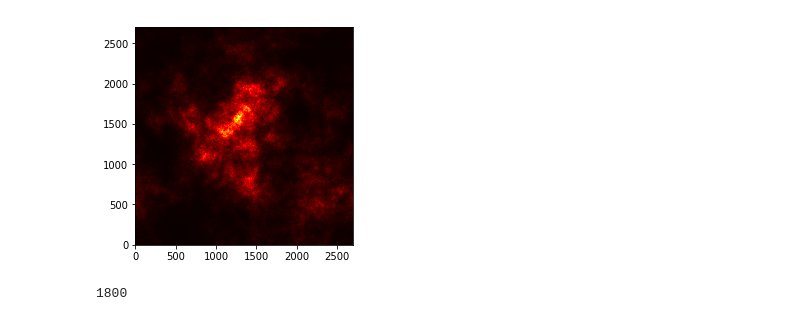
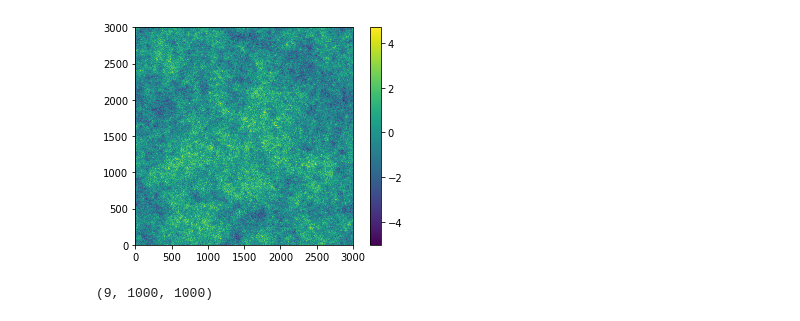
Before and after one commit to MBates92/Scripts, a Jupyter notebook: Roughage.ipynb, the cells around one changed output. Cells and saved outputs as stored; diff of their text form; code cells hidden in the pictures.

```diff
--- a/Roughage.ipynb
+++ b/Roughage.ipynb
@@ -7,5 +5,20 @@ X = SS.fBm(2700,E = 2, H=0.5, sigma = 1.0, Seed = 120)
+# %%
+H = np.linspace(0,1,9)
+sigma = np.array([1.0])
+# %%
+N = 3000
+Seed = 120
+E = 2
+# %%
+X=[]
+for h in H:
+    for s in sigma:
+        X.append(SS.fBm(N,E,h,s,Seed,exp=False))
+# %%
+X = np.asarray(X)
 # %%
-plt.imshow(X, cmap ='hot', origin = 'lower')
+plt.imshow(X[0,:,:], origin = 'lower')
+plt.colorbar()
 plt.show()
 # %% [output]
-[figure, old version]
+[figure, new version]
@@ -12,9 +29,8 @@ plt.show()
+# %%
+X_slice = X[:,lower:upper,lower:upper]
+N = np.shape(X_slice)
+print(N)
+# %% [output]
+(9, 1000, 1000)
 # %%
 import DeltaVar as DV
-# %%
-X_slice = X[450:2250,450:2250]
-N = np.shape(X_slice)
-N= N[0]
-print(N)
-# %% [output]
-1800
```
Also changed, not shown: parts of 27 cells of this notebook, 4 other files.
